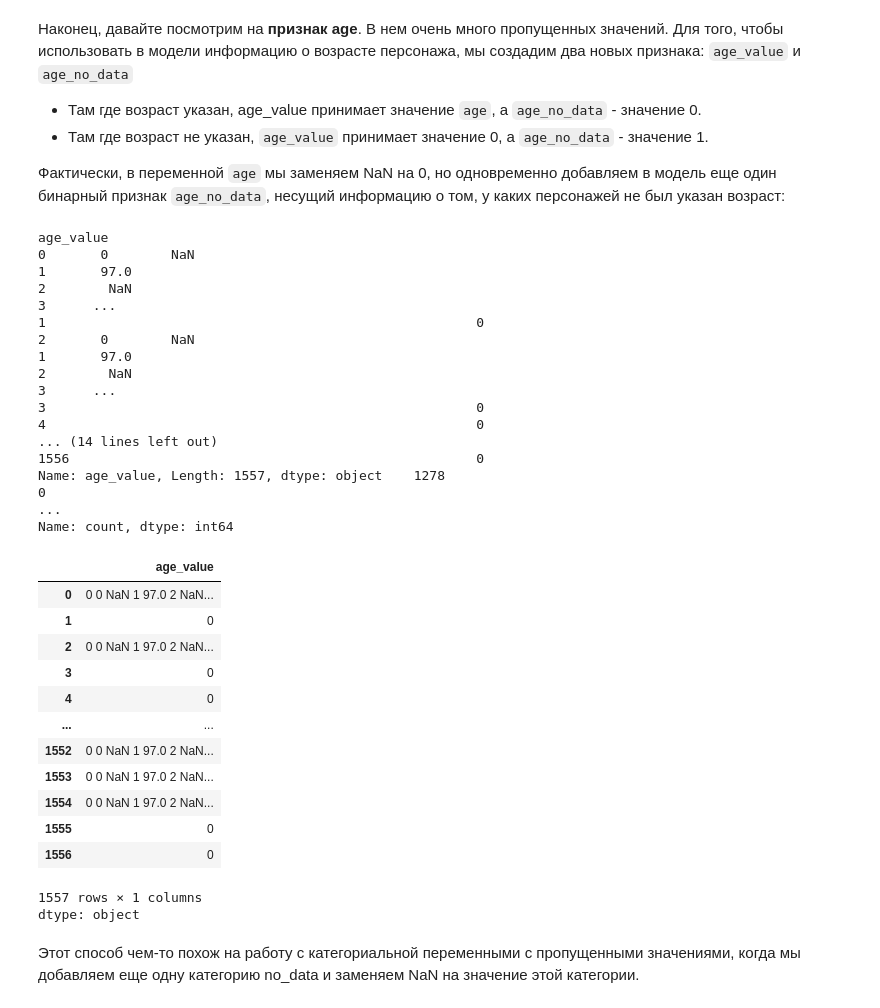
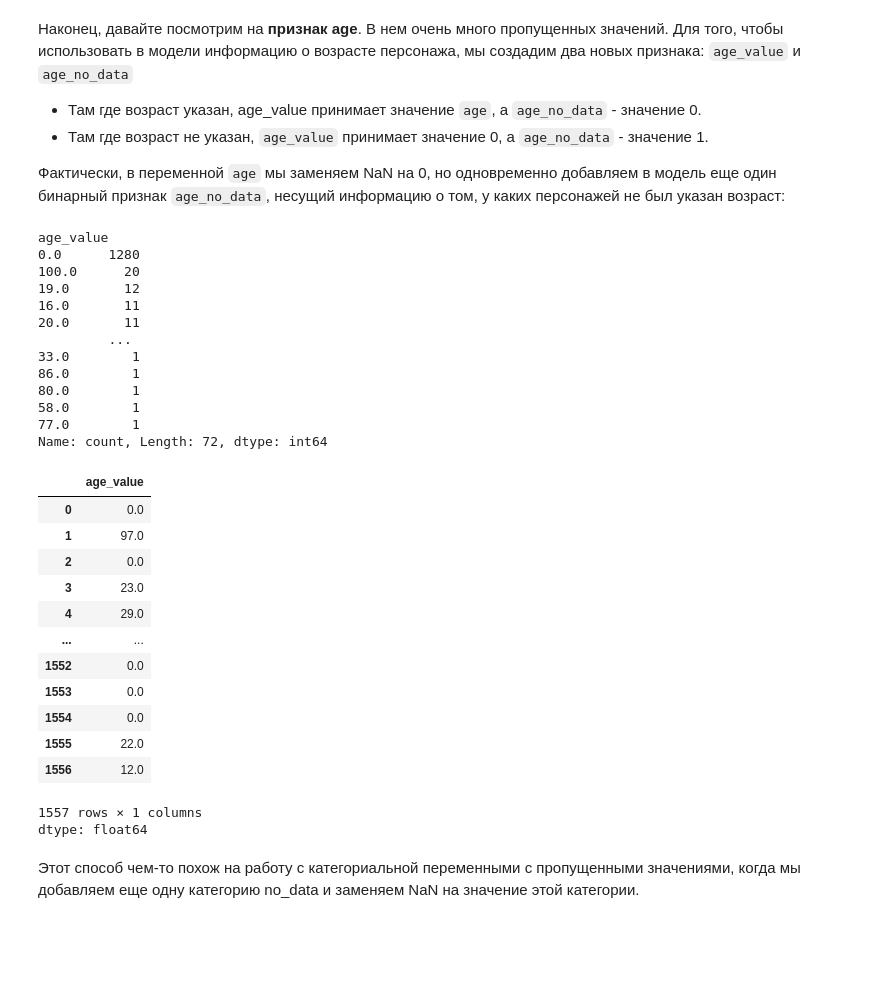
Before and after one commit to akkniko/DLS26, a Jupyter notebook: week_01_ml_intro/Homework/hw_1_game_of_thrones.ipynb, the cells around one changed output. Drawn from its saved outputs; the diff is of its cells as text; code cells hidden in the pictures; blank space fills up the shorter version.

```diff
--- a/week_01_ml_intro/Homework/hw_1_game_of_thrones.ipynb
+++ b/week_01_ml_intro/Homework/hw_1_game_of_thrones.ipynb
@@ -240,46 +240,42 @@ Name: count, dtype: int64
 
 Фактически, в переменной `age` мы заменяем NaN на 0, но одновременно добавляем в модель еще один бинарный признак `age_no_data`, несущий информацию о том, у каких персонажей не был указан возраст:
 # %%
-data['age_value'] = [1 if np.isnan(x) else 0 for x in data['age']]
+data['age_value'] = [0 if np.isnan(x) else x for x in data['age']]
 data['age_no_data'] = [1 if np.isnan(x) else 0 for x in data['age']]
 
 print(data['age_value'].value_counts())
 # print(data['age_value'].unique())
 
 
 data['age_value']
 # %% [output]
 age_value
-0       0        NaN
-1       97.0
-2        NaN
-3      ...
-1                                                       0
-2       0        NaN
-1       97.0
-2        NaN
-3      ...
-3                                                       0
-4                                                       0
-... (14 lines left out)
-1556                                                    0
-Name: age_value, Length: 1557, dtype: object    1278
-0                                                                                                                                                                                                        ...
-Name: count, dtype: int64
+0.0      1280
+100.0      20
+19.0       12
+16.0       11
+20.0       11
+         ...
+33.0        1
+86.0        1
+80.0        1
+58.0        1
+77.0        1
+Name: count, Length: 72, dtype: int64
 |  | age_value |
-| 0 | 0 0 NaN 1 97.0 2 NaN... |
-| 1 | 0 |
-| 2 | 0 0 NaN 1 97.0 2 NaN... |
-| 3 | 0 |
-| 4 | 0 |
+| 0 | 0.0 |
+| 1 | 97.0 |
+| 2 | 0.0 |
+| 3 | 23.0 |
+| 4 | 29.0 |
 | ... | ... |
-| 1552 | 0 0 NaN 1 97.0 2 NaN... |
-| 1553 | 0 0 NaN 1 97.0 2 NaN... |
-| 1554 | 0 0 NaN 1 97.0 2 NaN... |
-| 1555 | 0 |
-| 1556 | 0 |
+| 1552 | 0.0 |
+| 1553 | 0.0 |
+| 1554 | 0.0 |
+| 1555 | 22.0 |
+| 1556 | 12.0 |
 1557 rows × 1 columns
-dtype: object
+dtype: float64
 # %% [markdown]
 Этот способ чем-то похож на работу с категориальной переменными с пропущенными значениями, когда мы добавляем еще одну категорию no_data и заменяем NaN на значение этой категории.
 # %% [markdown]
```
Also changed, not shown: parts of 6 cells of this notebook.
